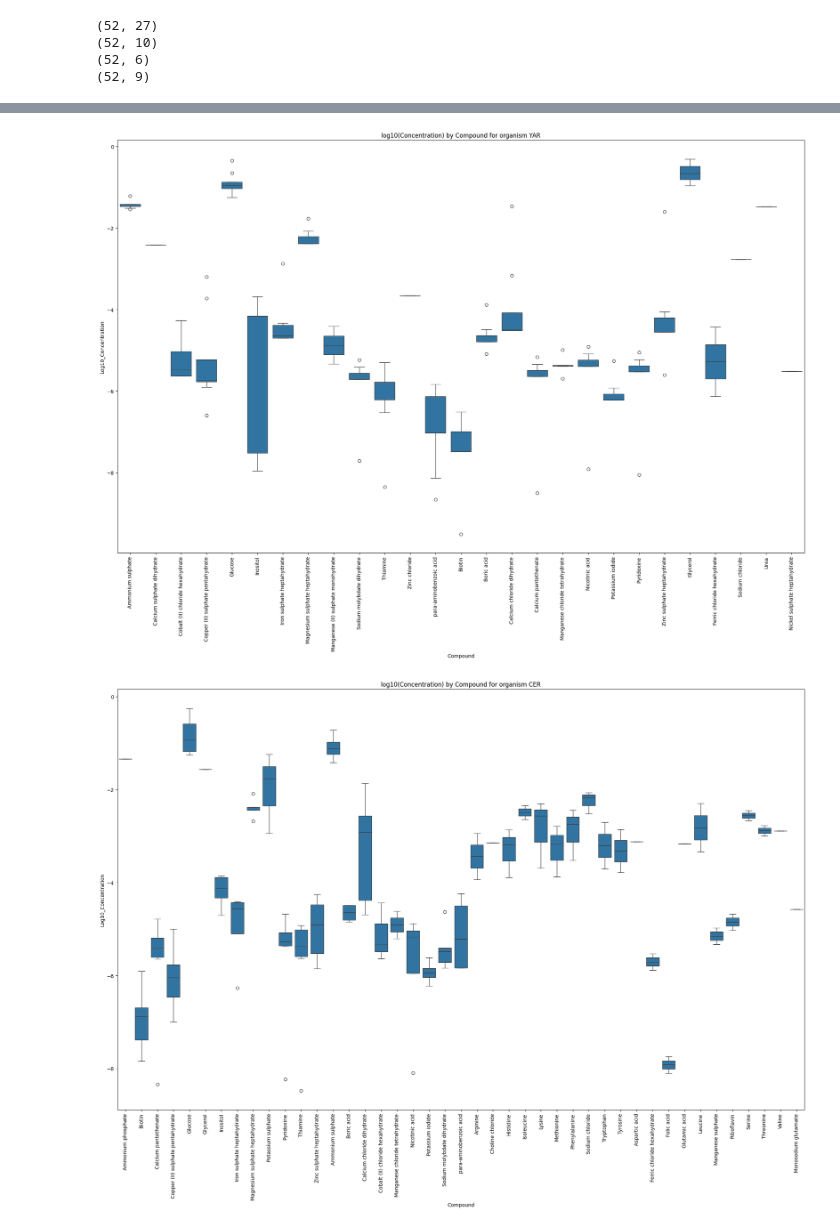
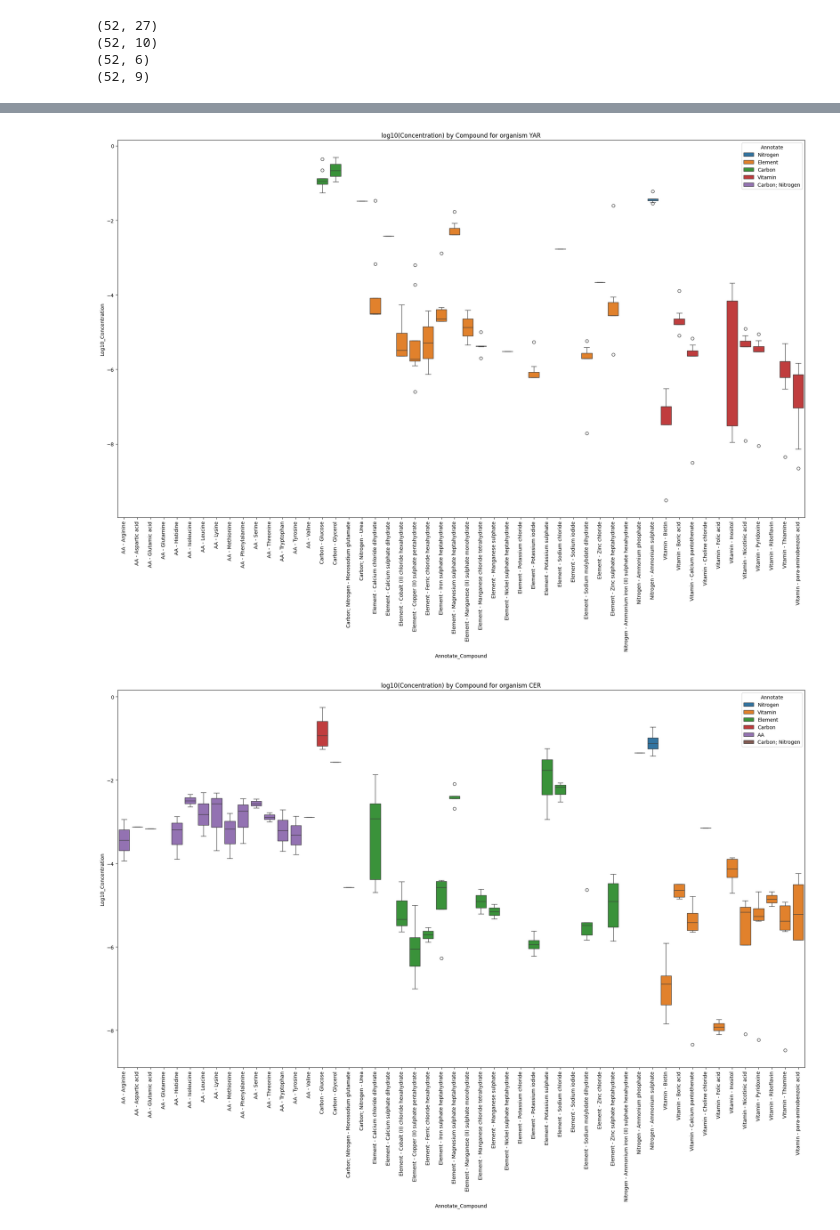
Before and after one commit to subarumuroi/ML_for_rational_design, a Jupyter notebook: MediaDataAnalysisMolarConc.ipynb, the cells around one changed output, grey strips where cells are left out. Drawn from its saved outputs; the diff is of its cells as text; code cells hidden in the pictures.

```diff
--- a/MediaDataAnalysisMolarConc.ipynb
+++ b/MediaDataAnalysisMolarConc.ipynb
@@ -67,6 +67,11 @@ df_long = pd.melt(df_log, id_vars=['Compound', 'Annotate'], var_name='Sample', v
 # %%
 # Add an 'Organism' column based on the suffix in 'Sample'
 df_long['Organism'] = df_long['Sample'].str.extract(r'_([A-Z]+)$')
+# %%
+df_long['Annotate_Compound'] = df_long['Annotate'] + ' - ' + df_long['Compound']
+
+ordered_x = sorted(df_long['Annotate_Compound'].unique()
+                   )
 # %%
 plt.figure(figsize=(20, 15))
 sns.boxplot(data=df_long[df_long['Log10_Concentration'] > -10],  # exclude pseudocount
@@ -80,15 +85,15 @@ plt.show()
 # %%
 organisms = ['YAR', 'CER', 'PIC']
 
 for org in organisms:
     plt.figure(figsize=(20, 15))
     subset = df_long[(df_long['Organism'] == org) & (df_long['Log10_Concentration'] > -10)]
     sns.boxplot(data=subset,
-                x='Compound', y='Log10_Concentration')
+                x='Annotate_Compound', y='Log10_Concentration', hue = 'Annotate', order=ordered_x)
     plt.xticks(rotation=90)
     plt.title(f'log10(Concentration) by Compound for organism {org}')
     plt.tight_layout()
     plt.show()
 # %% [output]
-[figure, old version]
+[figure, new version]
-[figure, old version]
+[figure, new version]
```
Also changed, not shown: parts of 2 cells of this notebook.
